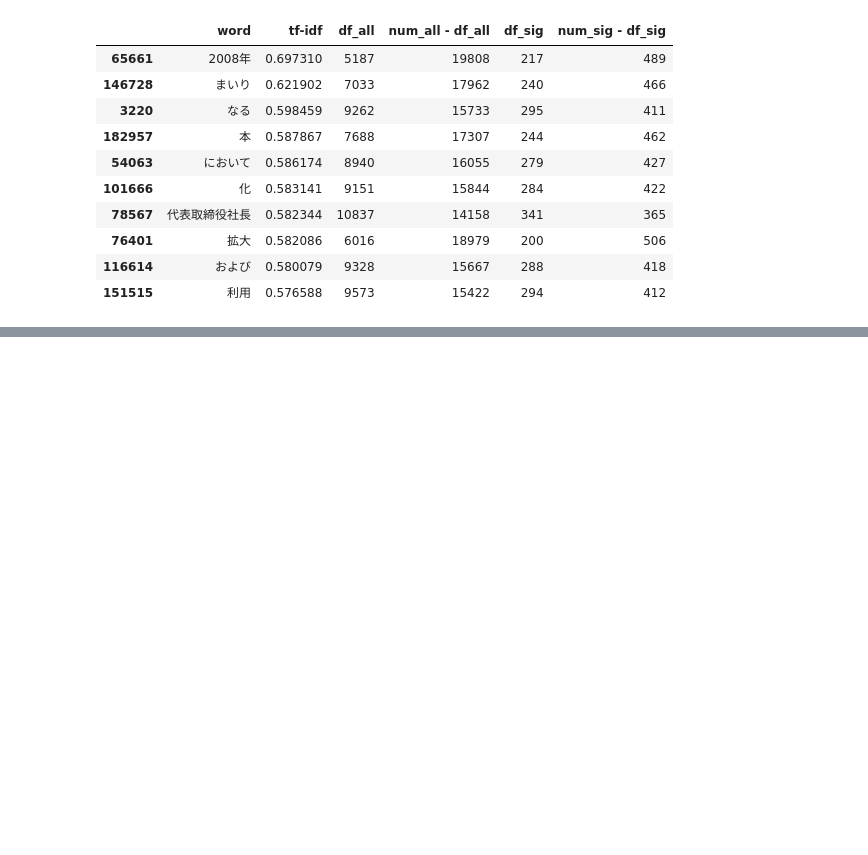
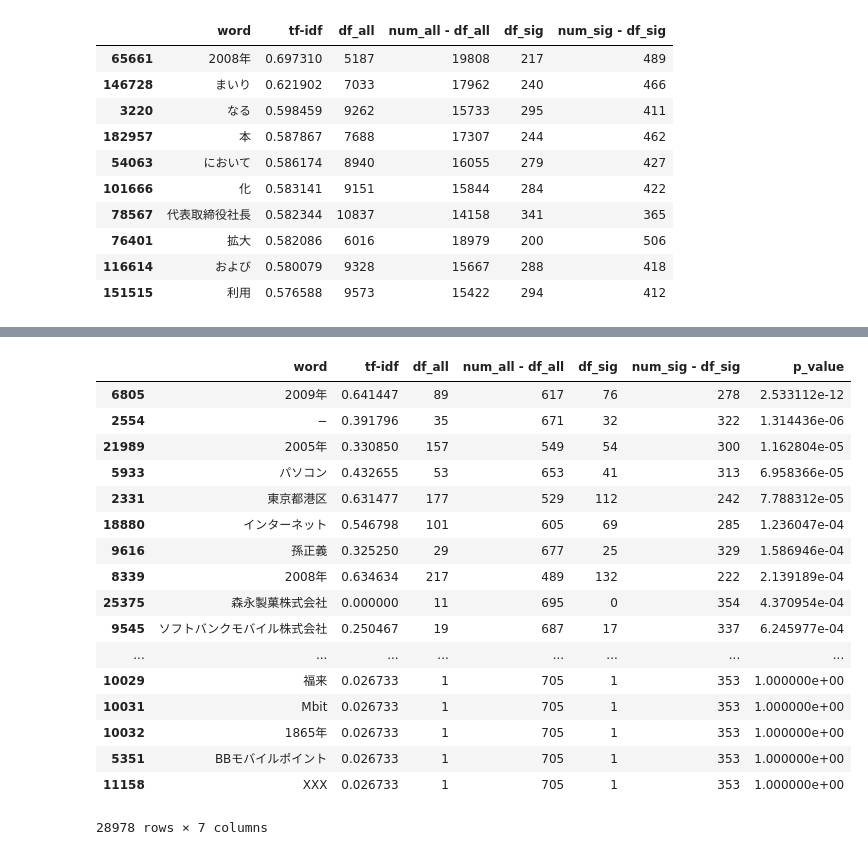
Before and after one commit to yoshihikosuzuki/ar_analysis, a Jupyter notebook: calc_car/2. TF-IDF analysis on PRs with significant CAR.ipynb, the cells around one changed output, grey strips where cells are left out. Cells and saved outputs as stored; diff of their text form; code cells hidden in the pictures; blank space fills up the shorter version.

```diff
--- a/calc_car/2. TF-IDF analysis on PRs with significant CAR.ipynb
+++ b/calc_car/2. TF-IDF analysis on PRs with significant CAR.ipynb
@@ -242,0 +308,41 @@ tfidf_with_pvalue
+# %%
+with Pool(7) as exe_pool:
+    df_sig_all = Counter()
+    for ret in exe_pool.imap(calc_pr_num_with_word_in_all, words):
+        df_sig_all[ret[0]] = ret[1]
+# %%
+def calc_tfidf(w):
+    tfidf_value = float(df_sig_1[w]) / num_sig_1 * math.log(float(num_sig_all) / df_sig_all[w], 2)
+    return (w, tfidf_value, df_sig_all[w], num_sig_all - df_sig_all[w], df_sig_1[w], num_sig_1 - df_sig_1[w])
+# %%
+tfidf_sig = pd.DataFrame()
+with Pool(7) as exe_pool:
+    for ret in exe_pool.imap(calc_tfidf, words):
+        tfidf_sig = tfidf_sig.append([[*ret]], ignore_index = True)
+tfidf_sig.columns = ["word", "tf-idf", "df_all", "num_all - df_all", "df_sig", "num_sig - df_sig"]
+tfidf_sig = tfidf_sig.sort_values('tf-idf', ascending = False)
+# %%
+tfidf_sig_with_pvalue = tfidf_sig.copy()
+tfidf_sig_with_pvalue["p_value"] = tfidf_sig_with_pvalue.apply(test_frequency, axis = 1)
+tfidf_sig_with_pvalue = tfidf_sig_with_pvalue.sort_values('p_value', ascending = True)
+# %%
+tfidf_sig_with_pvalue
+# %% [output]
+|  | word | tf-idf | df_all | num_all - df_all | df_sig | num_sig - df_sig | p_value |
+| 6805 | 2009年 | 0.641447 | 89 | 617 | 76 | 278 | 2.533112e-12 |
+| 2554 | − | 0.391796 | 35 | 671 | 32 | 322 | 1.314436e-06 |
+| 21989 | 2005年 | 0.330850 | 157 | 549 | 54 | 300 | 1.162804e-05 |
+| 5933 | パソコン | 0.432655 | 53 | 653 | 41 | 313 | 6.958366e-05 |
+| 2331 | 東京都港区 | 0.631477 | 177 | 529 | 112 | 242 | 7.788312e-05 |
+| 18880 | インターネット | 0.546798 | 101 | 605 | 69 | 285 | 1.236047e-04 |
+| 9616 | 孫正義 | 0.325250 | 29 | 677 | 25 | 329 | 1.586946e-04 |
+| 8339 | 2008年 | 0.634634 | 217 | 489 | 132 | 222 | 2.139189e-04 |
+| 25375 | 森永製菓株式会社 | 0.000000 | 11 | 695 | 0 | 354 | 4.370954e-04 |
+| 9545 | ソフトバンクモバイル株式会社 | 0.250467 | 19 | 687 | 17 | 337 | 6.245977e-04 |
+| ... | ... | ... | ... | ... | ... | ... | ... |
+| 10029 | 福来 | 0.026733 | 1 | 705 | 1 | 353 | 1.000000e+00 |
+| 10031 | Mbit | 0.026733 | 1 | 705 | 1 | 353 | 1.000000e+00 |
+| 10032 | 1865年 | 0.026733 | 1 | 705 | 1 | 353 | 1.000000e+00 |
+| 5351 | BBモバイルポイント | 0.026733 | 1 | 705 | 1 | 353 | 1.000000e+00 |
+| 11158 | XXX | 0.026733 | 1 | 705 | 1 | 353 | 1.000000e+00 |
+28978 rows × 7 columns
```
Also changed, not shown: parts of 18 cells of this notebook.
